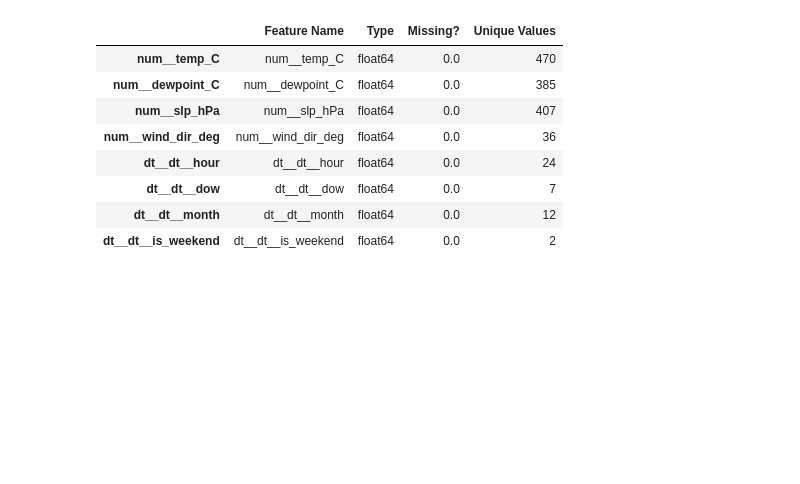
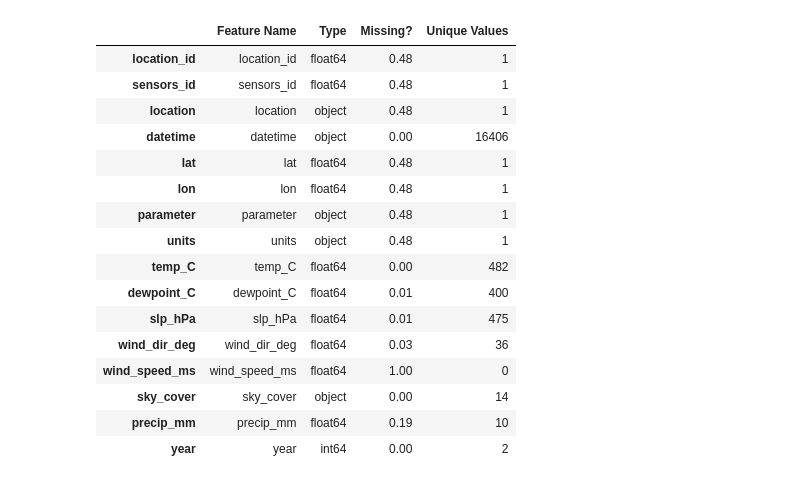
Before and after one commit to FedorSulaev/air-quality-predictor, a Jupyter notebook: notebooks/02_identifying_feature_types.ipynb, the cells around one changed output. Cells and saved outputs as stored; diff of their text form; code cells hidden in the pictures; blank space fills up the shorter version.

```diff
--- a/notebooks/02_identifying_feature_types.ipynb
+++ b/notebooks/02_identifying_feature_types.ipynb
@@ -5,15 +9,20 @@ import seaborn as sns
 # %%
-fold1_X_train = pd.read_csv('data/processed/fold_1_X_train.csv')
-fold1_X_test = pd.read_csv('data/processed/fold_1_X_test.csv')
-fold1_y_train = pd.read_csv('data/processed/fold_1_y_train.csv')
-fold1_y_test = pd.read_csv('data/processed/fold_1_y_test.csv')
-fold2_X_train = pd.read_csv('data/processed/fold_2_X_train.csv')
-fold2_X_test = pd.read_csv('data/processed/fold_2_X_test.csv')
-fold2_y_train = pd.read_csv('data/processed/fold_2_y_train.csv')
-fold2_y_test = pd.read_csv('data/processed/fold_2_y_test.csv')
+in_dir = Path("data/processed/01")
+folds = {}
+for i in range(1, 3):
+    print(f"Reading fold {i}:")
+    folds[f"fold_{i}"] = {
+        "X_train": pd.read_csv(f'{in_dir}/fold_{i}_X_train.csv'),
+        "X_test": pd.read_csv(f'{in_dir}/fold_{i}_X_test.csv'),
+        "y_train": pd.read_csv(f'{in_dir}/fold_{i}_y_train.csv').squeeze(),
+        "y_test": pd.read_csv(f'{in_dir}/fold_{i}_y_test.csv').squeeze()
+    }
+
+X_train = folds["fold_1"]["X_train"];
+y_train = folds["fold_1"]["y_train"];
 
 print("Ready for Feature Classification:")
-print(f"  Training features: {fold1_X_train.shape}")
-print(f"  Features to classify: {len(fold1_X_train.columns)}")
+print(f"  Training features: {X_train.shape}")
+print(f"  Features to classify: {len(X_train.columns)}")
 print(f"  Data integrity verified: ✅")
 # %% [output]
@@ -184,18 +216,26 @@ print(info)
 # %%
 summary = pd.DataFrame({
-    'Feature Name': fold1_X_train.columns,
-    'Type': fold1_X_train.dtypes,
-    'Missing?': fold1_X_train.isnull().mean().round(2),
-    'Unique Values': fold1_X_train.nunique()
+    'Feature Name': X_train.columns,
+    'Type': X_train.dtypes,
+    'Missing?': X_train.isnull().mean().round(2),
+    'Unique Values': X_train.nunique()
 })
 summary
 # %% [output]
 |  | Feature Name | Type | Missing? | Unique Values |
-| num__temp_C | num__temp_C | float64 | 0.0 | 470 |
-| num__dewpoint_C | num__dewpoint_C | float64 | 0.0 | 385 |
-| num__slp_hPa | num__slp_hPa | float64 | 0.0 | 407 |
-| num__wind_dir_deg | num__wind_dir_deg | float64 | 0.0 | 36 |
-| dt__dt__hour | dt__dt__hour | float64 | 0.0 | 24 |
-| dt__dt__dow | dt__dt__dow | float64 | 0.0 | 7 |
-| dt__dt__month | dt__dt__month | float64 | 0.0 | 12 |
-| dt__dt__is_weekend | dt__dt__is_weekend | float64 | 0.0 | 2 |
+| location_id | location_id | float64 | 0.48 | 1 |
+| sensors_id | sensors_id | float64 | 0.48 | 1 |
+| location | location | object | 0.48 | 1 |
+| datetime | datetime | object | 0.00 | 16406 |
+| lat | lat | float64 | 0.48 | 1 |
+| lon | lon | float64 | 0.48 | 1 |
+| parameter | parameter | object | 0.48 | 1 |
+| units | units | object | 0.48 | 1 |
+| temp_C | temp_C | float64 | 0.00 | 482 |
+| dewpoint_C | dewpoint_C | float64 | 0.01 | 400 |
+| slp_hPa | slp_hPa | float64 | 0.01 | 475 |
+| wind_dir_deg | wind_dir_deg | float64 | 0.03 | 36 |
+| wind_speed_ms | wind_speed_ms | float64 | 1.00 | 0 |
+| sky_cover | sky_cover | object | 0.00 | 14 |
+| precip_mm | precip_mm | float64 | 0.19 | 10 |
+| year | year | int64 | 0.00 | 2 |
```
Also changed, not shown: parts of 19 cells of this notebook, 18 other files.
